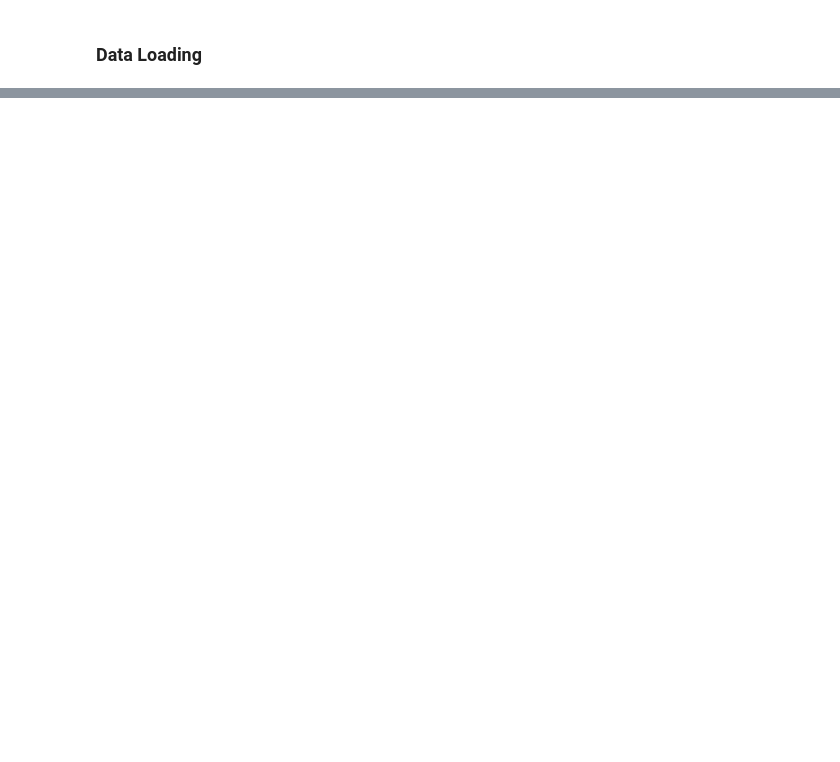
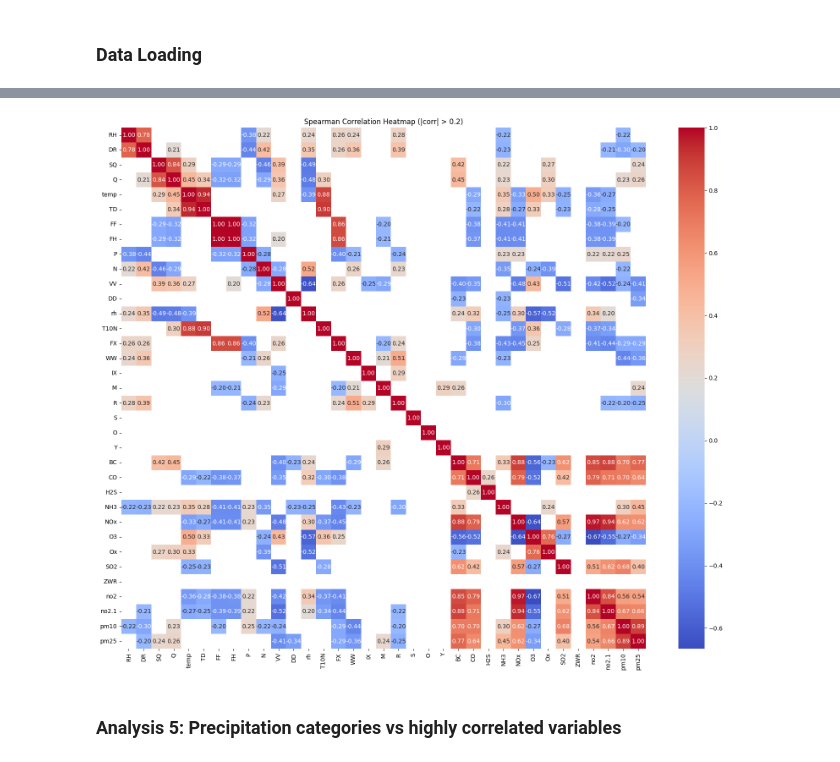
Before and after one commit to Majacodre/Extreme-precipitation, a Jupyter notebook: Exploratory Data Analysis.ipynb, the cells around one changed output, grey strips where cells are left out. Cells and saved outputs as stored; diff of their text form; code cells hidden in the pictures; blank space fills up the shorter version.

```diff
--- a/Exploratory Data Analysis.ipynb
+++ b/Exploratory Data Analysis.ipynb
@@ -398,0 +314,15 @@ plt.show()
+# %%
+corr = data[columns].corr(method='spearman')
+
+# Mask weak correlations
+mask = (abs(corr) < 0.2)
+corr_masked = corr.mask(mask)
+
+plt.figure(figsize=(20,16))
+sns.heatmap(corr_masked, annot=True, fmt=".2f", cmap='coolwarm', cbar=True)
+plt.title("Spearman Correlation Heatmap (|corr| > 0.2)")
+plt.show()
+# %% [output]
+[figure, added]
+# %% [markdown]
+### Analysis 5: Precipitation categories vs highly correlated variables
```
Also changed, not shown: parts of 47 cells of this notebook, 7 other files.
